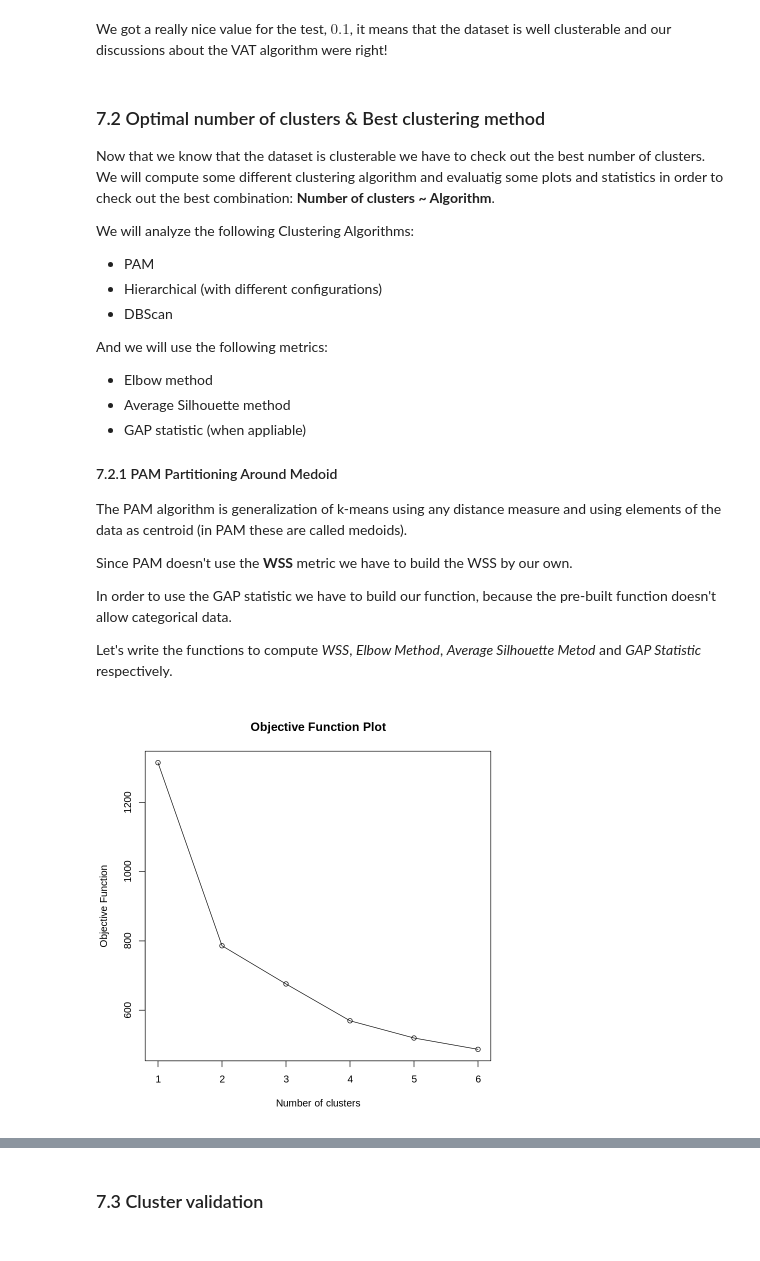
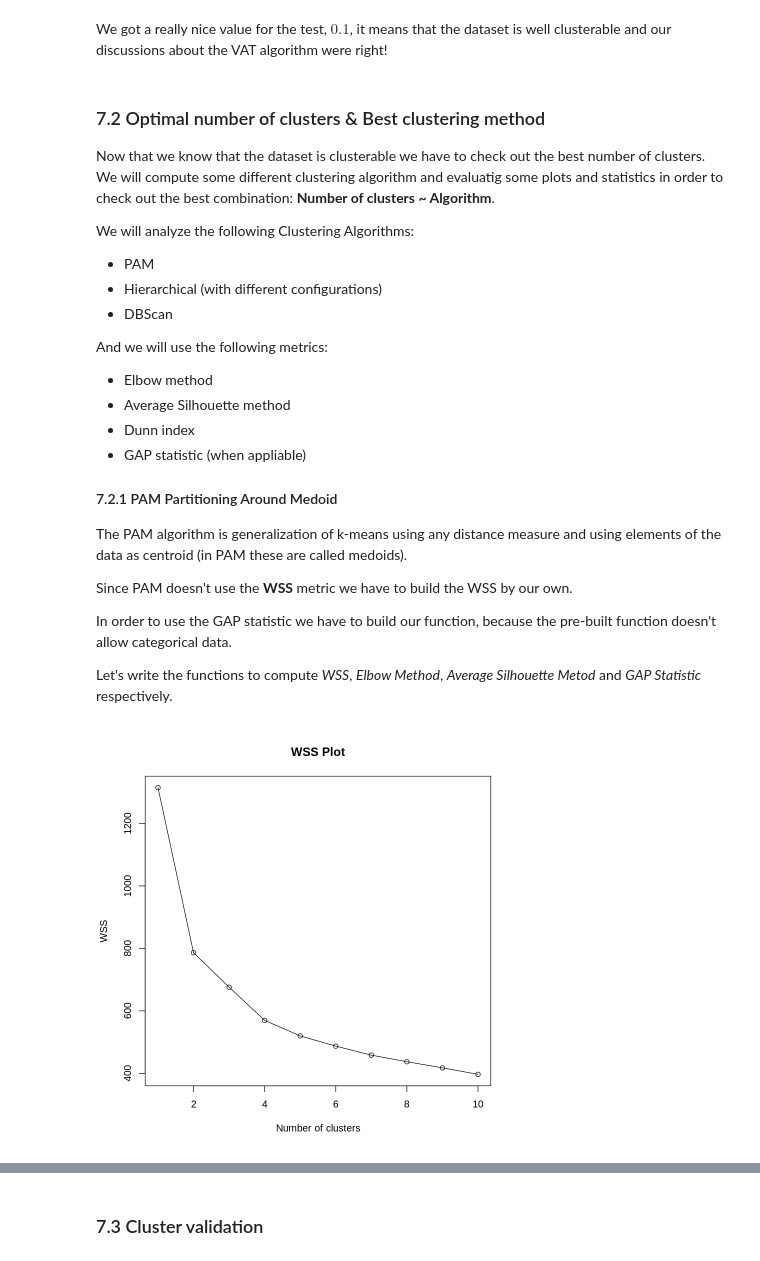
Before and after one commit to biagio-incardona/biagio-incardona.github.io, a Jupyter notebook: Report_Incardona_Biagio.ipynb, the cells around one changed output, grey strips where cells are left out. Cells and saved outputs as stored; diff of their text form; code cells hidden in the pictures.

```diff
--- a/Report_Incardona_Biagio.ipynb
+++ b/Report_Incardona_Biagio.ipynb
@@ -969,6 +984,7 @@ We will analyze the following Clustering Algorithms:
 And we will use the following metrics:
   * Elbow method
   * Average Silhouette method
+  * Dunn index
   * GAP statistic (when appliable)
 
 #### 7.2.1 PAM Partitioning Around Medoid
@@ -1014,12 +1030,24 @@ pam.silhouette <- function(dist, K) {
   lines(1:K, sil_width)
 }
 
+pam.dunn <- function(dist, K){
+  dunn.index <- c()
+  for(i in 1:K){
+    pam_fit <- pam(dist, diss = T, k = i)
+    dunn.index[i] <- pam_fit$clusinfo[5]/pam_fit$clusinfo[4]
+  }
+   plot(1:K, dunn.index,
+     xlab = "Number of clusters",
+     ylab = "Dunn Value",
+     main = "Dunn Plot")
+  lines(1:K, dunn.index)
+}
+
 step1 <- function(dist, K){
   # step 1
   obj.fun <- c()
-  for (k in 1:K){
+  for (k in 2:K){
     pam_fit <- pam(dist, diss = T, k = k)
-    #obj.fun[k] <- pam_fit$objective[1]
     obj.fun[k] <- calc.wss(pam_fit)
   }
   return(obj.fun)
@@ -1030,7 +1058,7 @@ step2 <- function(dist, data, m, B, K){
   art.obj.fun <- matrix(list(), nrow = B, ncol = K)
   for (b in 1:B){
     artificial.data <- create.artificial.data(m, data)
-    for(k in 1:K){
+    for(k in 2:K){
       pam_fit <- pam(as.dist(gower.dist(artificial.data)), diss = T, k = k)
       art.obj.fun[[b, k]] <- calc.wss(pam_fit)#pam_fit$objective[1]
     }
@@ -1044,9 +1072,9 @@ step3 <- function(B, K, obj.fun, art.obj.fun){
   for(k in 1:K){
     sum.obj.fun <- 0
     for (b in 1:B){
-      sum.obj.fun <- sum.obj.fun + art.obj.fun[[b, k]]
+      sum.obj.fun <- sum.obj.fun + log(art.obj.fun[[b, k]])
     }
-    gap[k] <- 1/B * log(sum.obj.fun) - log(obj.fun[k])
+    gap[k] <- 1/B * sum.obj.fun - log(obj.fun[k])
   }
   plot(1:K, gap,
      xlab = "Number of clusters",
@@ -1066,9 +1094,9 @@ step4 <- function(B, K, art.obj.fun, gap){
     mean <- 1/B * mean
     intern <- 0
     for(b in 1:B){
-      intern <- intern + ( log(art.obj.fun[[b, k + 1]]) - mean )
+      intern <- intern + ((log(art.obj.fun[[b, k + 1]]) - mean ) ** 2)
     }
-    sd <- sqrt( 1/B * (intern * intern) )
+    sd <- sqrt( 1/B * intern )
     s <- sqrt(1 + 1/B) * sd
     if (gap[k] >= gap[k+1] - s) {
       message(sprintf("According to the GAP statistic method k =: %i\n", k))
@@ -1087,7 +1115,7 @@ pam.GAP <- function(dist, data, m, B, K){
   return(k)
 }
 # %%
-pam.elbow(dist = dist, K = 6)
+pam.elbow(dist = dist, K = 10)
 # %% [output]
-[figure, old version]
+[figure, new version]
 # %%
```
Also changed, not shown: parts of 7 cells of this notebook.
